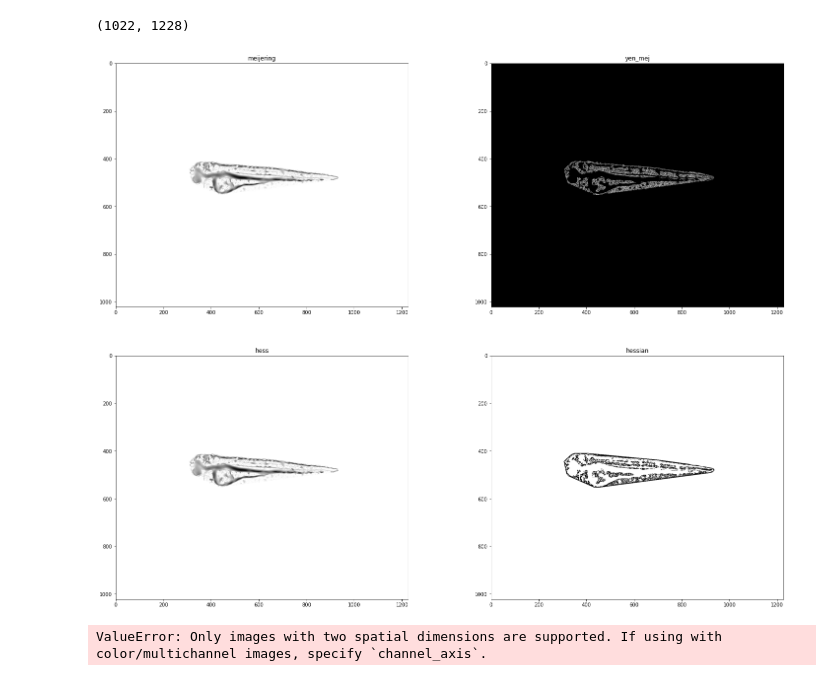
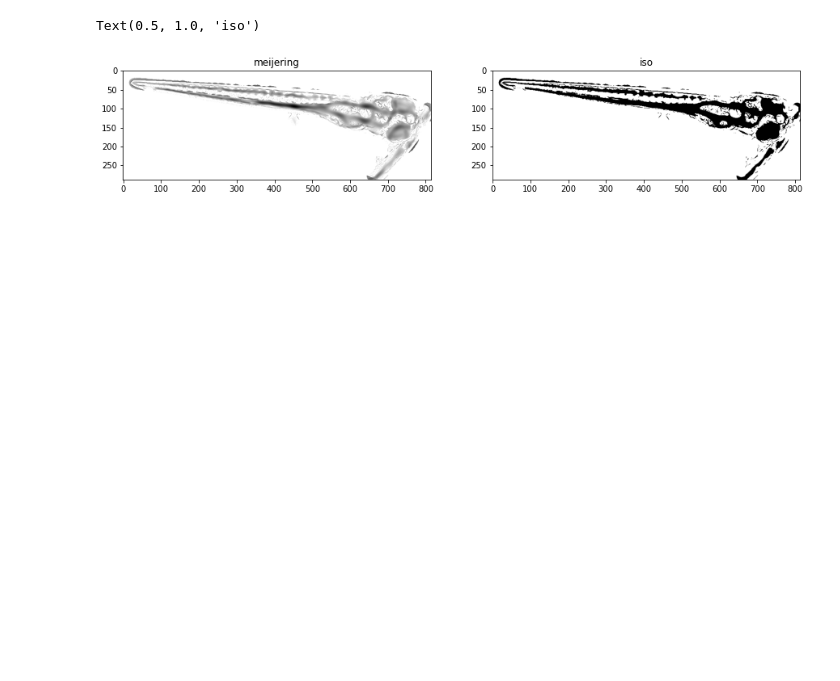
Before and after one commit to gimesia/zebrafisher, a Jupyter notebook: __jupyter__/refine_fish_mask.ipynb, the cells around one changed output. Saved outputs shown, nothing was run; the diff lists cells and outputs as text; code cells hidden in the pictures; blank space fills up the shorter version.

```diff
--- a/__jupyter__/refine_fish_mask.ipynb
+++ b/__jupyter__/refine_fish_mask.ipynb
@@ -32,11 +12,11 @@ def refine_fish_convex_mask(input_img: InputImage) -> InputImage:
 from src.fish.find_fish_props import find_fish_props
 from src.well.find_well_props import find_well_props
 
-fishy = InputImage("zf3.jpg")
+fishy = InputImage("zf2.jpg")
 fishy = find_well_props(fishy)
 fishy = find_fish_props(fishy)
 
-fig, ax = plt.subplots(nrows=2, ncols=2, figsize=(25, 20))
+fig, ax = plt.subplots(nrows=2, ncols=2, figsize=(10, 8))
 ax = ax.ravel()
 
 ax[0].imshow(fishy.og, "binary")
@@ -45,7 +25,7 @@ ax[1].imshow(fishy.well_props.mask.masked, "binary")
 ax[1].set_title('Well masked')
 ax[2].imshow(fishy.well_props.mask.cropped_masked, "binary")
 ax[2].set_title('Cropped Well masked')
-ax[3].imshow(fishy.fish_props.mask.masked, "binary")
+ax[3].imshow(fishy.fish_props.mask.cropped_masked, "binary")
 ax[3].set_title('Fish masked')
 # %% [output]
 # Searching well properties
@@ -76,18 +56,19 @@ from skimage.exposure import equalize_hist, equalize_adapthist
 fig, ax = plt.subplots(nrows=1, ncols=3, figsize=(25, 20))
 ax = ax.ravel()
 
-og = sharpen_img(fishy.fish_props.mask.masked)
-bg = rolling_ball(og)
-res = og - bg
+og = fishy.fish_props.mask.cropped_masked
+shp = sharpen_img(og)
+bg = rolling_ball(shp)
+res = shp - bg
 
-res = equalize_adapthist(res)
-og = equalize_adapthist(og)
+"""res = equalize_adapthist(res)
+og = equalize_adapthist(og)"""
 
-ax[0].imshow(og, "binary")
+ax[0].imshow(shp, "binary")
 ax[0].set_title('OG')
+ax[1].imshow(bg, "binary")
+ax[1].set_title('BG')
 ax[2].imshow(res, "binary")
-ax[1].imshow(yen_th(res), "binary")
-ax[1].set_title('BG')
 ax[2].set_title('W/O BG')
 # %% [output]
 Text(0.5, 1.0, 'W/O BG')
@@ -95,44 +76,17 @@ Text(0.5, 1.0, 'W/O BG')
 # %%
-from skimage.filters.ridges import meijering, sato, frangi, hessian
+from skimage.filters.ridges import meijering
+from skimage.filters.thresholding import threshold_isodata, threshold_li, threshold_minimum
 
-fig, ax = plt.subplots(nrows=2, ncols=2, figsize=(25, 20))
+eq_res = equalize_adapthist(res)
+mej = meijering(eq_res) * fishy.fish_props.mask.cropped
+
+fig, ax = plt.subplots(nrows=1, ncols=2, figsize=(15, 8))
 ax = ax.ravel()
-
-mej = meijering(res) * fishy.fish_props.mask.og
-# sat = sato(og) * fishy.fish_props.mask.og
-# frang = frangi(og) * fishy.fish_props.mask.og
-hess = hessian(res) * fishy.fish_props.mask.og
 
 ax[0].imshow(mej, "binary")
 ax[0].set_title('meijering')
-ax[1].imshow(yen_th(sharpen_img(mej)), "binary")
-ax[1].set_title('yen_mej')
-ax[2].imshow(mej, "binary")
-ax[2].set_title('hess')
-ax[3].imshow(hess, "binary")
-ax[3].set_title('hessian')
+ax[1].imshow(mej > threshold_isodata(mej), "binary")
+ax[1].set_title('iso')
 # %% [output]
-(1022, 1228)
+Text(0.5, 1.0, 'iso')
-[figure, old version]
+[figure, new version]
-# %%
-from skimage.exposure import rescale_intensity
-from skimage.feature import hog
-
-fd, hog_image = hog(res, orientations=8, pixels_per_cell=(16, 16),
-                    cells_per_block=(1, 1), visualize=True, channel_axis=-1)
-
-fig, (ax1, ax2) = plt.subplots(1, 2, figsize=(8, 4), sharex=True, sharey=True)
-
-ax1.axis('off')
-ax1.imshow(res, cmap=plt.cm.gray)
-ax1.set_title('Input image')
-
-# Rescale histogram for better display
-hog_image_rescaled = rescale_intensity(hog_image, in_range=(0, 10))
-
-ax2.axis('off')
-ax2.imshow(hog_image_rescaled, cmap=plt.cm.gray)
-ax2.set_title('Histogram of Oriented Gradients')
-plt.show()
-# %% [output]
-ValueError: Only images with two spatial dimensions are supported. If using with color/multichannel images, specify `channel_axis`.
```
Also changed, not shown: parts of 6 cells of this notebook, 8 other files.
